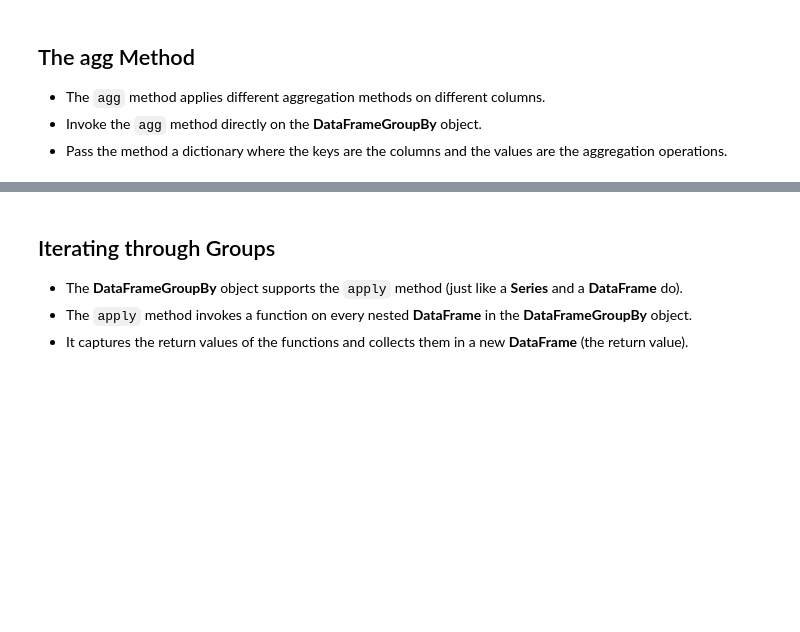
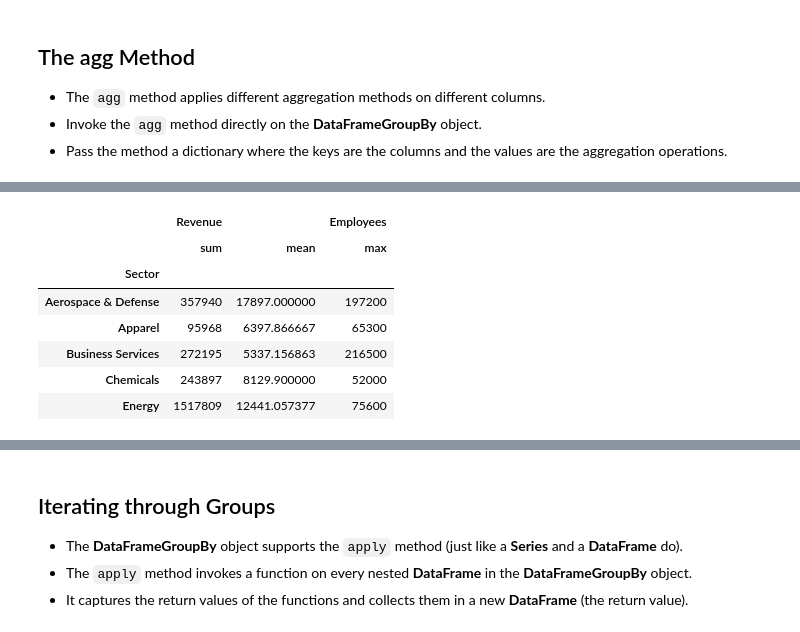
Before and after one commit to Lucas01iveira/Data-Engineering, a Jupyter notebook: Data Analysis with Pandas and Python/materials/pandas/Incomplete/09 - The GroupBy Object.ipynb, the cells around one changed output, grey strips where cells are left out. Cells and saved outputs as stored; diff of their text form; code cells hidden in the pictures; blank space fills up the shorter version.

```diff
--- a/Data Analysis with Pandas and Python/materials/pandas/Incomplete/09 - The GroupBy Object.ipynb
+++ b/Data Analysis with Pandas and Python/materials/pandas/Incomplete/09 - The GroupBy Object.ipynb
@@ -162,7 +277,10 @@ fortune.head()
 - Pass the method a dictionary where the keys are the columns and the values are the aggregation operations.
 # %%
 fortune= pd.read_csv('fortune1000.csv', index_col='Rank')
-fortune['Sector'] = fortune['Sector'].astype('category')
-fortune['Industry'] = fortune['Industry'].astype('category')
+#fortune['Sector'] = fortune['Sector'].astype('category')
+#fortune['Industry'] = fortune['Industry'].astype('category')
 fortune.sort_index(inplace= True)
+
+sectors= fortune.groupby('Sector')
+
 fortune.head()
@@ -168,0 +309,15 @@ fortune.head()
+# %%
+# the advantage of the agg method is that we can pass more than one column in which we want to apply any aggregation function and, onde the column is set, we can also apply more than one aggregation function on it
+sectors.agg({
+        'Revenue': ['sum','mean'],
+        'Employees': 'max'
+}).head()
+# %% [output]
+|  | Revenue |  | Employees |
+|  | sum | mean | max |
+| Sector |  |  |  |
+| Aerospace & Defense | 357940 | 17897.000000 | 197200 |
+| Apparel | 95968 | 6397.866667 | 65300 |
+| Business Services | 272195 | 5337.156863 | 216500 |
+| Chemicals | 243897 | 8129.900000 | 52000 |
+| Energy | 1517809 | 12441.057377 | 75600 |
```
Also changed, not shown: parts of 12 cells of this notebook.
